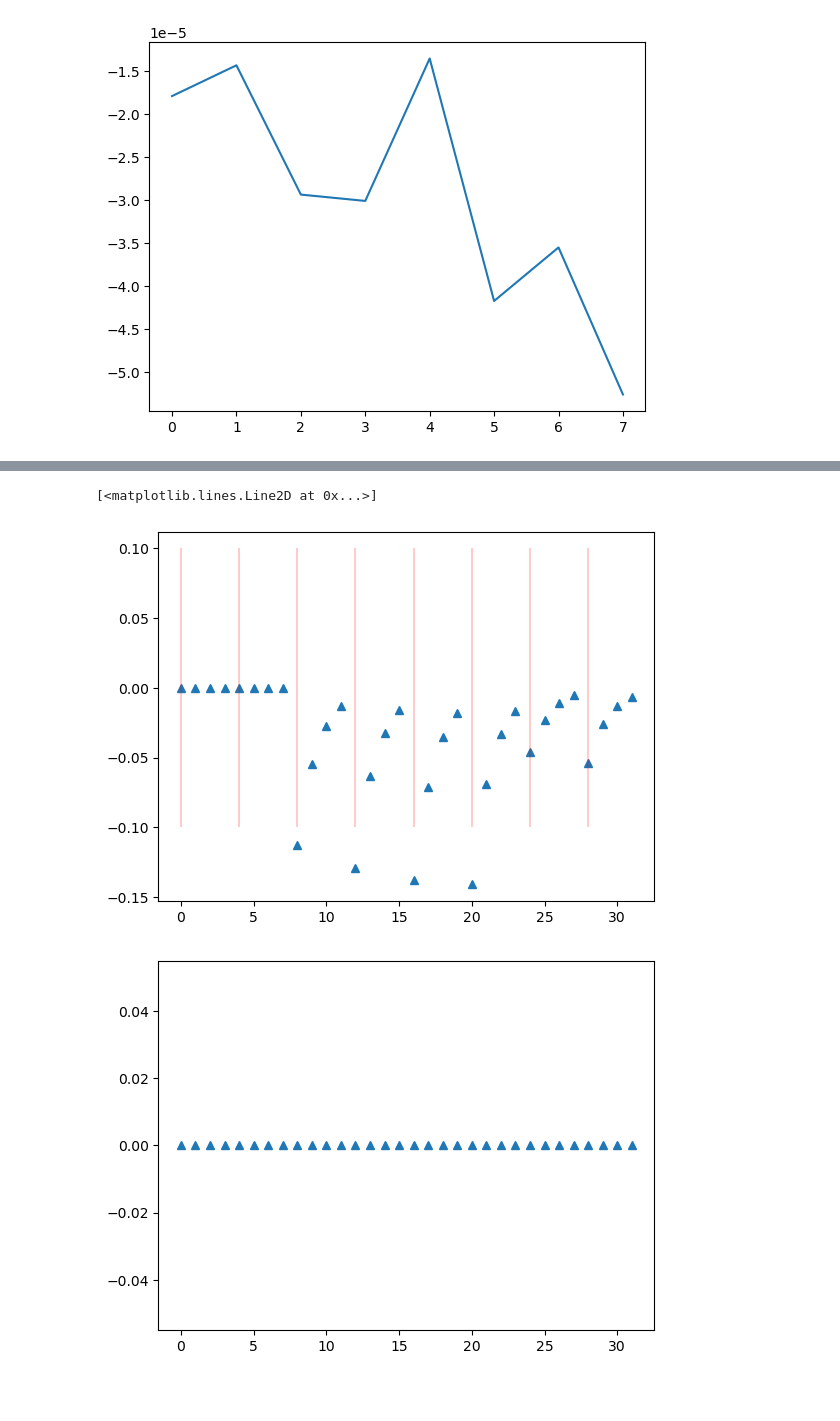
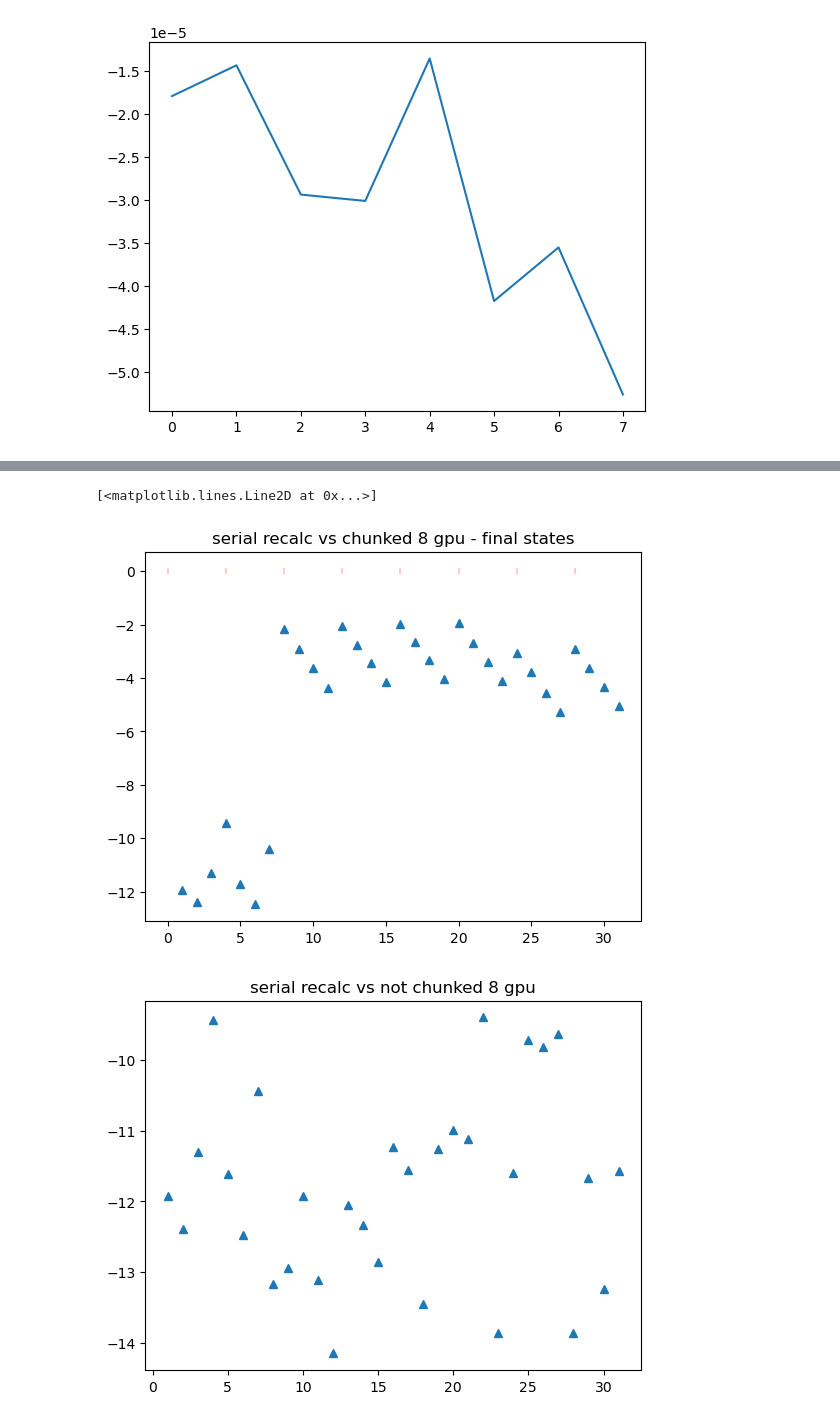
Before and after one commit to state-spaces/mamba, a Jupyter notebook: tests.ipynb, the cells around one changed output, grey strips where cells are left out. Saved outputs shown, nothing was run; the diff lists cells and outputs as text; code cells hidden in the pictures; blank space fills up the shorter version.

```diff
--- a/tests.ipynb
+++ b/tests.ipynb
@@ -235,9 +178,11 @@ def pass_states(dA_cumsum, states, initial_states=None, seq_idx=None, chunk_size
     dstate = states.shape[-1]
     states = states.to('cuda')
     dA_cumsum = rearrange(dA_cumsum,'i j k l -> i k j l').to('cuda')
-    states, final_states = _state_passing_fwd(rearrange(states, "... p n -> ... (p n)"), dA_cumsum[:, :, :, -1],
-                                                  initial_states=rearrange(initial_states, "... p n -> ... (p n)") if initial_states is not None else None,
-                                                  seq_idx=seq_idx, chunk_size=chunk_size, out_dtype=torch.float32)
+    #states, final_states = _state_passing_fwd(rearrange(states, "... p n -> ... (p n)"), dA_cumsum[:, :, :, -1],
+    #                                              initial_states=rearrange(initial_states, "... p n -> ... (p n)") if initial_states is not None else None,
+    #                                              seq_idx=seq_idx, chunk_size=chunk_size, out_dtype=torch.float32)
+    states, final_states = state_passing_ref(rearrange(states, "... p n -> ... (p n)"), dA_cumsum[:, :, :, -1],
+                                             initial_states=rearrange(initial_states, "... p n -> ... (p n)") if initial_states is not None else None)
     states, final_states = [rearrange(t, "... (p n) -> ... p n", n=dstate) for t in [states, final_states]]
     return states, final_states
 # %%
@@ -258,6 +203,9 @@ for file in files:
     ser_dict[file] = [torch.load(os.path.join(dir, f"{file}_{gpu}.pt")).detach().cpu() for gpu in range(num_gpus)]
 # %%
 ser_dict['repassed_states'] = [pass_states(ser_dict['dA_cumsum'][0],ser_dict['states'][0])[0].cpu()]
+dist_dict['repassed_states0'] = [pass_states(torch.cat(dist_dict['dA_cumsum'], dim=1),
+                                             torch.cat(dist_dict['states'], dim=1))[0].cpu()]
+
 dist_dict['repassed_states'] = [pass_states(dist_dict['dA_cumsum'][0],dist_dict['states'][0])[0].cpu()]
 for dA_cumsum, state, final_state in zip(dist_dict['dA_cumsum'][1:],dist_dict['states'][1:],dist_dict['final_states']):
     dist_dict['repassed_states'].append(pass_states(dA_cumsum, state, final_state)[0].cpu())
@@ -266,4 +214,12 @@ dist_dict['repassed_states2'] = [state.cpu()]
 for dA_cumsum, state in zip(dist_dict['dA_cumsum'][1:],dist_dict['states'][1:]):
     state, final_state = pass_states(dA_cumsum, state)#, final_state)
     dist_dict['repassed_states2'].append(state.cpu())
+
+state, final_state = pass_states(dist_dict['dA_cumsum'][0],dist_dict['states'][0])
+dist_dict['repassed_states3'] = [state.cpu()]
+dist_dict['correct_final_states'] = [final_state]
+for dA_cumsum, state in zip(dist_dict['dA_cumsum'][1:],dist_dict['states'][1:]):
+    state, final_state = pass_states(dA_cumsum, state, final_state.clone())
+    dist_dict['correct_final_states'].append(final_state)
+    dist_dict['repassed_states3'].append(state.cpu())
 # %% [output]
@@ -313,14 +271,28 @@ Text(0, 0.5, '$h$')
 # %%
 plt.figure()
-plt.plot(ser_dict['repassed_states'][0].sum(dim=(2,3,4))[1,:]-torch.concat(dist_dict['repassed_states'], dim=1).sum(dim=(2,3,4))[1,:],'^')
+plt.title('serial recalc vs chunked 8 gpu - final states')
+plt.plot((ser_dict['repassed_states'][0].sum(dim=(2,3,4))[1,:]-torch.concat(dist_dict['repassed_states'], dim=1).sum(dim=(2,3,4))[1,:]).abs().log(),'^')
 vlines = range(0,32,4)
 plt.vlines(vlines,-0.1,0.1,'r',alpha=0.2)
 
 plt.figure()
-plt.plot(ser_dict['passed_states'][0].sum(dim=(2,3,4))[1,:]-ser_dict['repassed_states'][0].sum(dim=(2,3,4))[1,:],'^')
+plt.title('serial recalc vs not chunked 8 gpu')
+plt.plot((ser_dict['repassed_states'][0].sum(dim=(2,3,4))[1,:]-torch.concat(dist_dict['repassed_states0'], dim=1).sum(dim=(2,3,4))[1,:]).abs().log(),'^')
+#vlines = range(0,32,4)
+#plt.vlines(vlines,-0.1,0.1,'r',alpha=0.2)
+
+plt.figure()
+plt.title('serial vs chunked 8 gpu - no final states')
+plt.plot((ser_dict['passed_states'][0].sum(dim=(2,3,4))[1,:]-torch.concat(dist_dict['repassed_states2'], dim=1).sum(dim=(2,3,4))[1,:]).abs().log(),'^')
 #vlines = range(0,32,4)
 #plt.vlines(vlines,-0.00001,0.00001,'r',alpha=0.2)
+
+plt.figure()
+plt.title('serial vs chunked 8 gpu - reinit final states')
+plt.plot((ser_dict['passed_states'][0].sum(dim=(2,3,4))[1,:]-torch.concat(dist_dict['repassed_states3'], dim=1).sum(dim=(2,3,4))[1,:]).abs().log(),'^')
+#vlines = range(0,32,4)
+#plt.vlines(vlines,-0.00001,0.00001,'r',alpha=0.2)
 # %% [output]
 [<matplotlib.lines.Line2D at 0x...>]
-[figure, old version]
+[figure, new version]
-[figure, old version]
+[figure, new version]
```
Also changed, not shown: parts of 16 cells of this notebook, 1 other file.
